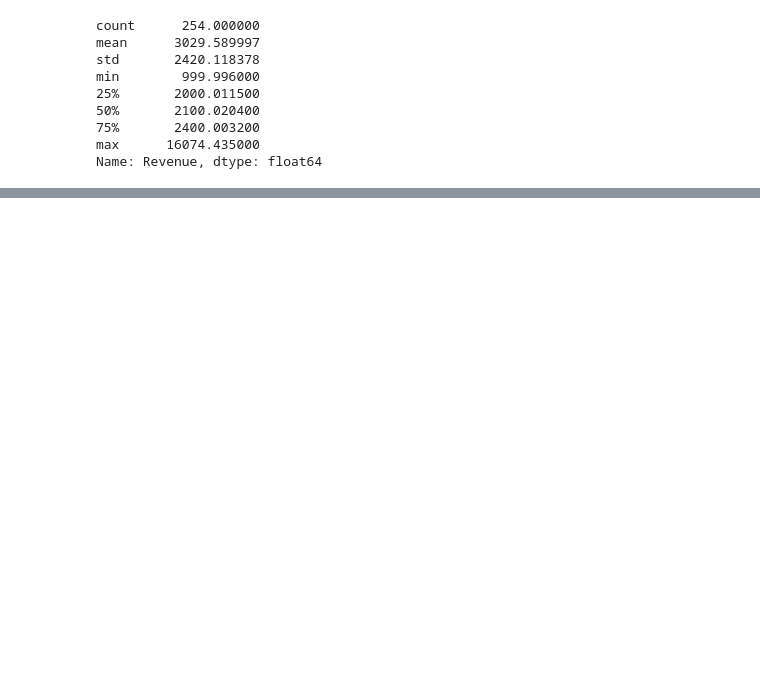
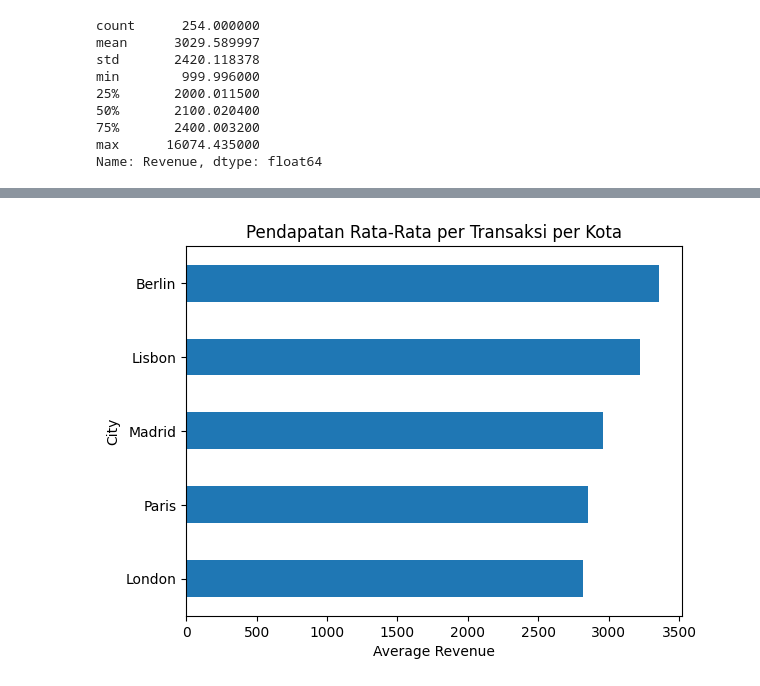
Before and after one commit to FadhilMubarak-008/Pendapatan-Restoran, a Jupyter notebook: analis.ipynb, the cells around one changed output, grey strips where cells are left out. Cells and saved outputs as stored; diff of their text form; code cells hidden in the pictures; blank space fills up the shorter version.

```diff
--- a/analis.ipynb
+++ b/analis.ipynb
@@ -94,0 +239,11 @@ plt.show()
+# %%
+city_mean = df.groupby("City")["Revenue"].mean().sort_values()
+
+plt.figure()
+city_mean.plot(kind="barh")
+plt.title("Pendapatan Rata-Rata per Transaksi per Kota")
+plt.xlabel("Average Revenue")
+plt.ylabel("City")
+plt.show()
+# %% [output]
+[figure, added]
```
Also changed, not shown: parts of 22 cells of this notebook.
